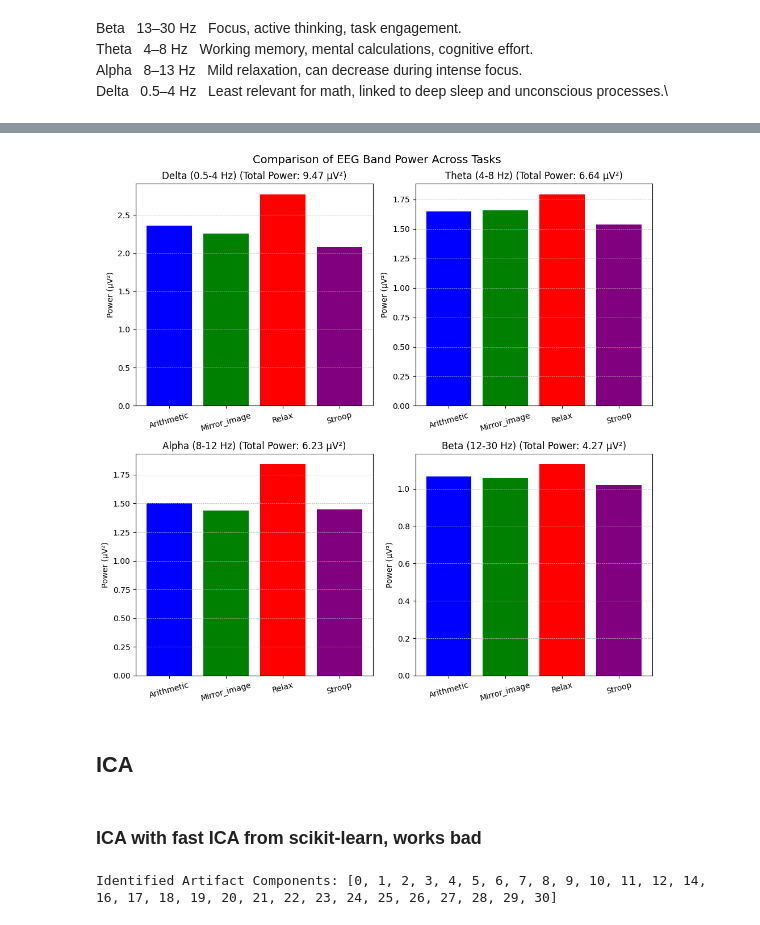
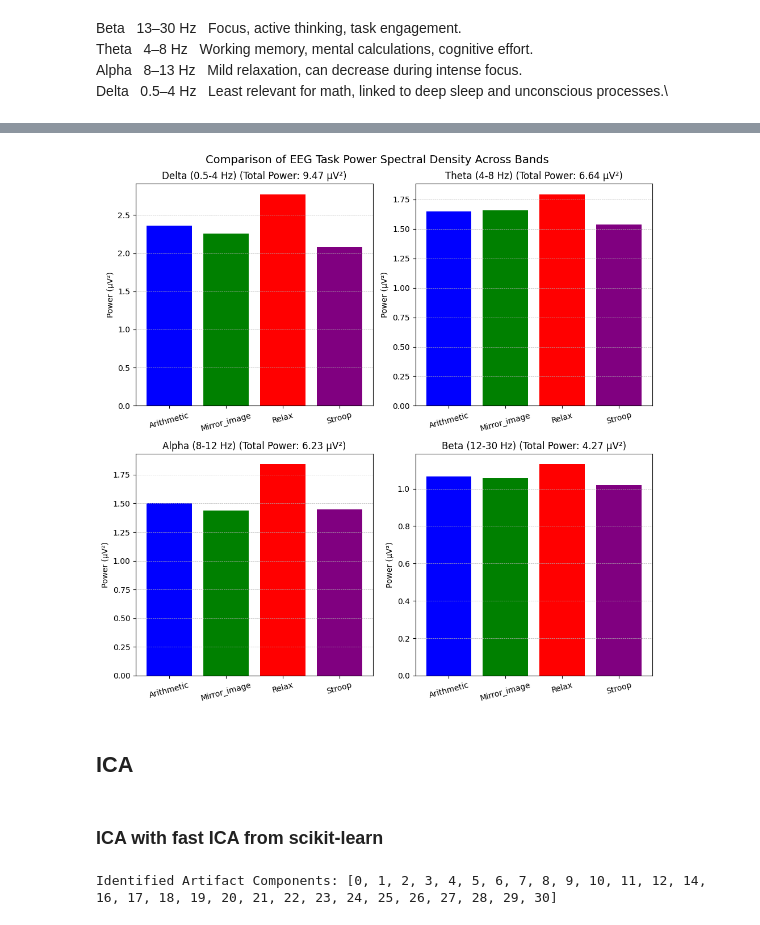
Before and after one commit to gaspachoo/EEG-Based-Stress-Recognition-Using-Neural-Networks, a Jupyter notebook: data_analysis.ipynb, the cells around one changed output, grey strips where cells are left out. Drawn from its saved outputs; the diff is of its cells as text; code cells hidden in the pictures.

```diff
--- a/data_analysis.ipynb
+++ b/data_analysis.ipynb
@@ -385,6 +385,7 @@ n_samples = 3200
 # Revant channels based on task
 task_channels = ['Fz', 'Cz', 'Pz', 'F3', 'F4', 'C3', 'C4', 'P3', 'P4']  # For math exercises
 relax_channels = ['Pz', 'O1', 'O2', 'Oz']  # For relaxation
+all_channels = channel_names
 
 # Subjects, Tasks & Trials
 subjects = range(1, 41)
@@ -392,7 +393,7 @@ trials = range(1, 4)
 tasks_list = ['Arithmetic', 'Mirror_image', 'Relax', 'Stroop']
 # %%
 # Select which to use
-selected_channels = task_channels  # relax_channels/task_channels
+selected_channels = all_channels  # relax_channels/task_channels/all_channels
 
 
 # Store average band power per task
@@ -465,6 +466,8 @@ plt.show()
 # %%
+# Select which to use
+selected_channels = all_channels  # relax_channels/task_channels
+
 # Store average task power per band
-
 total_band_power = {}
 band_task_power = {band: {task: [] for task in tasks_list} for band in bands.keys()}
 
@@ -472,10 +475,10 @@ for band, (low, high) in bands.items():
     total_power = 0  # Reset total power for this band
 
     for task in tasks_list:
-        subject_band_power = []
+        subject_power = []
 
         for subject_number in subjects:
-            trial_band_power = []
+            trial_power = []
 
             for trial_number in trials:
                 filename = f'{task}_sub_{subject_number}_trial{trial_number}.mat'
@@ -500,45 +503,45 @@ for band, (low, high) in bands.items():
                     # Compute mean power in the band
                     #mean_band_power = power_spectrum[:, band_mask].mean()
                     mean_band_power = psd[:, band_mask].mean()
-                    trial_band_power.append(mean_band_power)
+                    trial_power.append(mean_band_power)
 
                 except FileNotFoundError:
                     print(f"File {filename} not found. Skipping.")
 
-            if trial_band_power:
-                subject_band_power.append(np.mean(trial_band_power))
+            if trial_power:
+                subject_power.append(np.mean(trial_power))
 
-        if subject_band_power:
-            mean_subject_power = np.mean(subject_band_power)
+        if subject_power:
+            mean_subject_power = np.mean(subject_power)
             band_task_power[band][task] = mean_subject_power
             total_power += mean_subject_power
 
     total_band_power[band] = total_power
 
 
 # Step 8: Plot results (one subplot per frequency band)
 fig, axes = plt.subplots(2, 2, figsize=(10, 10))
-fig.suptitle("Comparison of EEG Band Power Across Tasks", fontsize=14)
+fig.suptitle("Comparison of EEG Task Power Spectral Density Across Bands", fontsize=14)
 
 colors = ['blue', 'green', 'red', 'purple']
 
 for ax, (band, task_values) in zip(axes.flatten(), band_task_power.items()):
     total_power = total_band_power[band]
     ax.bar(tasks_list, list(task_values.values()), color=colors)
     ax.set_title(f"{band} (Total Power: {total_power:.2f} µV²)", fontsize=12)
     ax.set_ylabel("Power (µV²)")
     ax.set_xticks(range(len(tasks_list)))
     ax.set_xticklabels(tasks_list, rotation=15)
     ax.grid(axis='y', linestyle='--', linewidth=0.5)
 
 plt.tight_layout()
 plt.show()
 # %% [output]
-[figure, old version]
+[figure, new version]
 # %% [markdown]
 ## ICA
 # %% [markdown]
-### ICA with fast ICA from scikit-learn, works bad
+### ICA with fast ICA from scikit-learn
 # %%
 from sklearn.decomposition import FastICA
 
```
Also changed, not shown: parts of 1 cell of this notebook.
